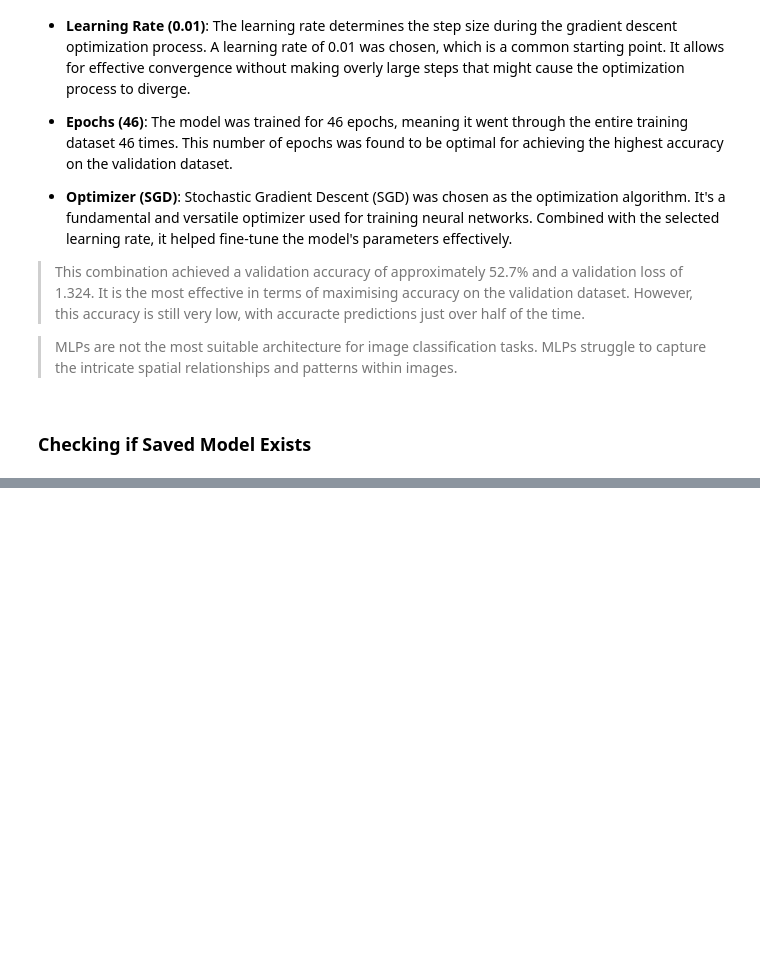
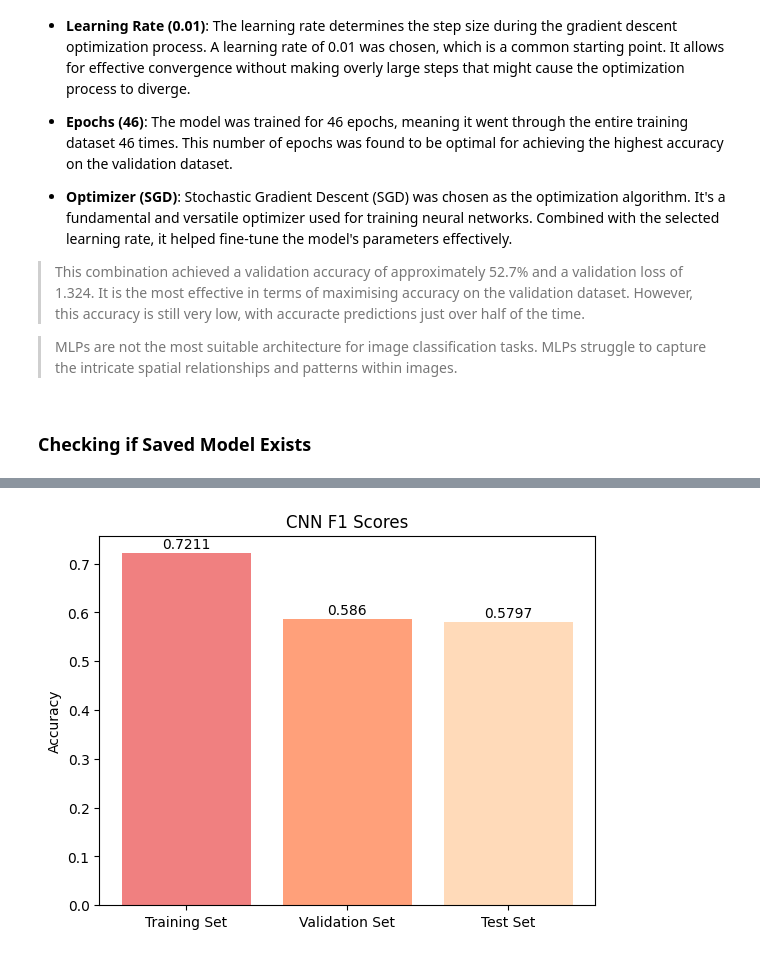
Before and after one commit to kaylee01/Assignment-1, a Jupyter notebook: Assignment-1/Molin_Kaylee_proj1.ipynb, the cells around one changed output, grey strips where cells are left out. Saved outputs shown, nothing was run; the diff lists cells and outputs as text; code cells hidden in the pictures; blank space fills up the shorter version.

```diff
--- a/Assignment-1/Molin_Kaylee_proj1.ipynb
+++ b/Assignment-1/Molin_Kaylee_proj1.ipynb
@@ -623,0 +621,10 @@ CNN Average F1 Score: 0.5456
+# %%
+y_train_pred_cnn = model_cnn.predict(X_train)
+train_f1_score_cnn = calculate_f1_score(y_train, np.argmax(y_train_pred_cnn, axis=1))
+y_val_pred_cnn = model_cnn.predict(X_val)
+val_f1_score_cnn = calculate_f1_score(y_val, np.argmax(y_val_pred_cnn, axis=1))
+y_test_pred_cnn = model_cnn.predict(X_test)
+test_f1_score_cnn = calculate_f1_score(y_test, np.argmax(y_test_pred_cnn, axis=1))
+
+plot_bar_chart(train_f1_score_cnn, val_f1_score_cnn, test_f1_score_cnn, 'CNN F1 Scores', 'F1', colors=['lightcoral', 'lightsalmon', 'peachpuff'])
+# %% [output]
@@ -624 +634,2 @@ CNN Average F1 Score: 0.5456
+[figure, added]
 # %%
```
Also changed, not shown: parts of 49 cells of this notebook, 2 other files.
